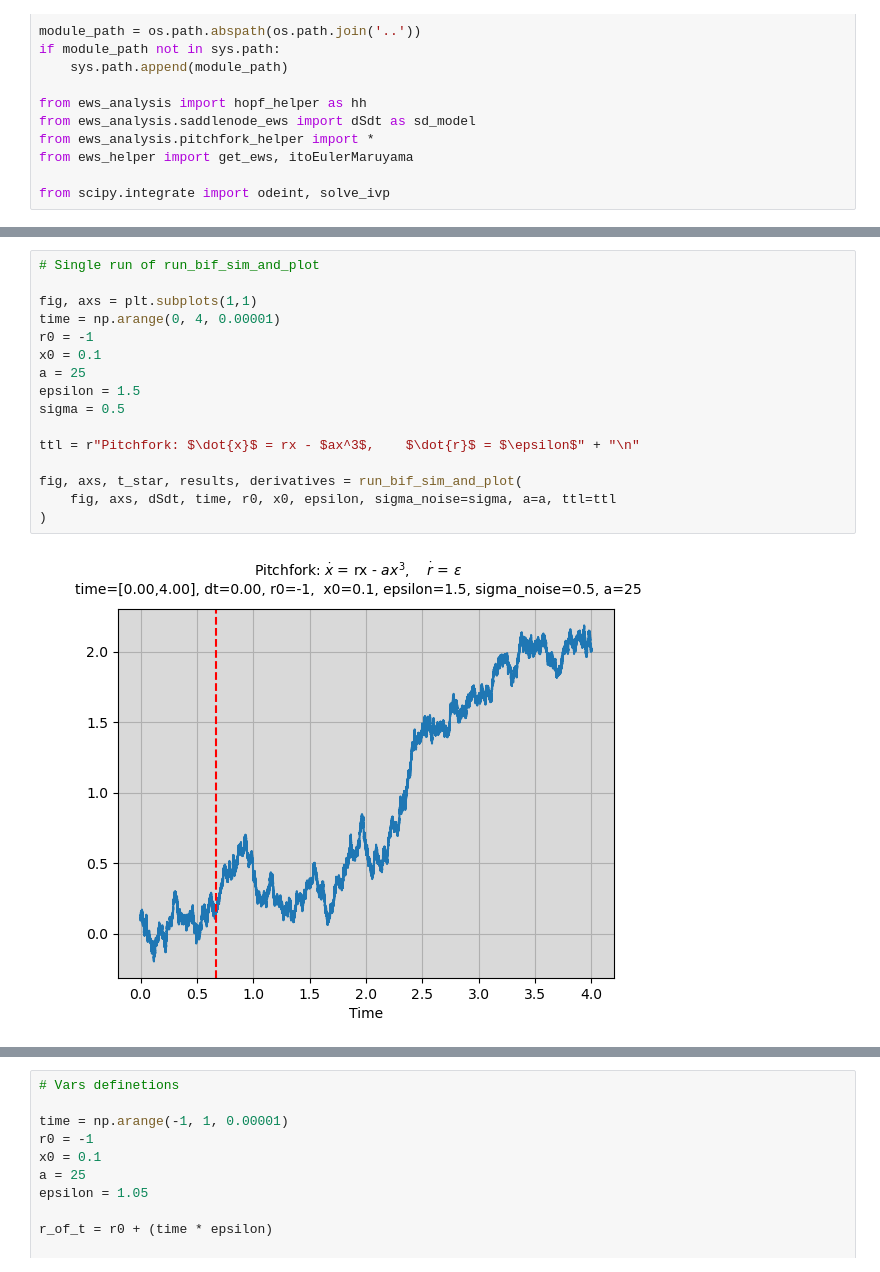
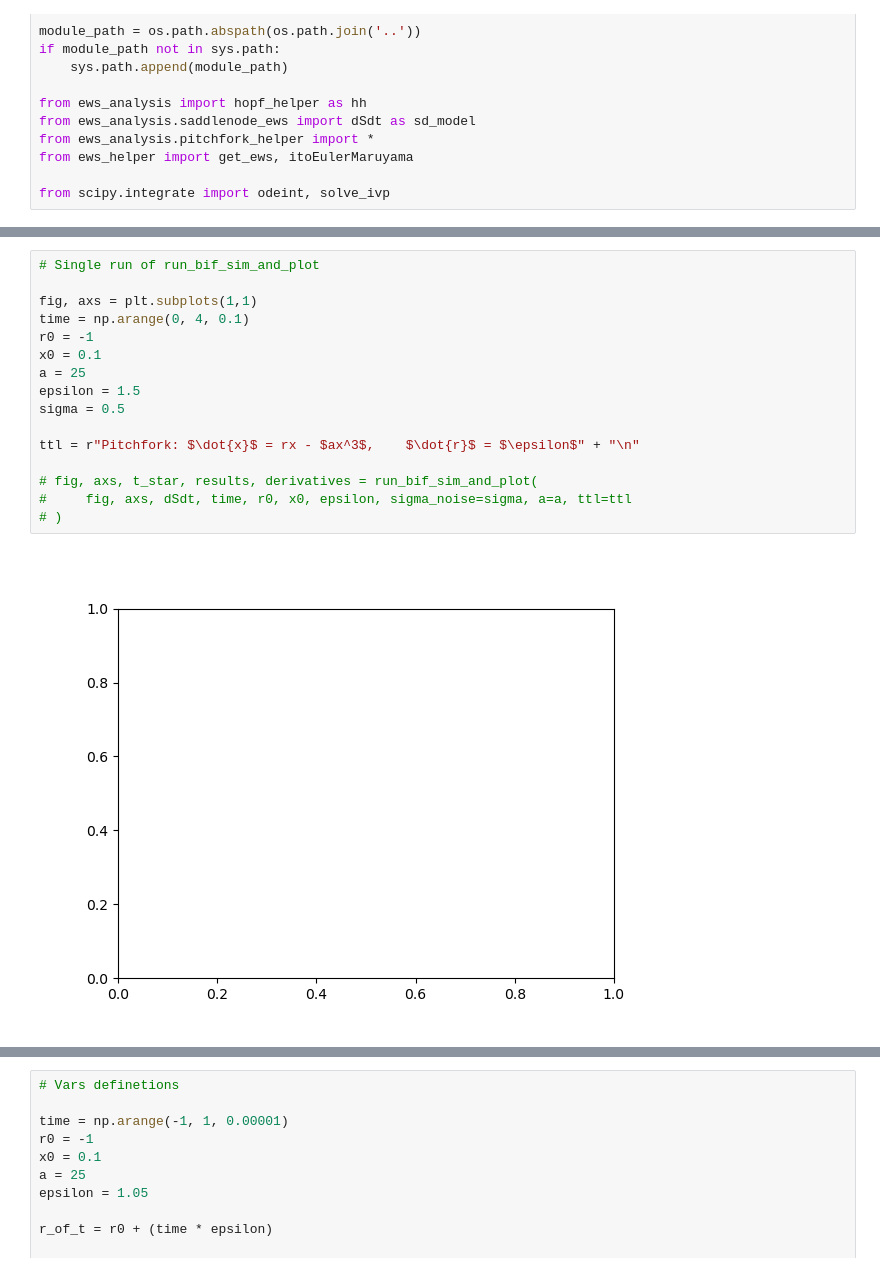
Before and after one commit to barrackHa/differential_equations, a Jupyter notebook: ews_analysis/sd_ews.ipynb, the cells around one changed output, grey strips where cells are left out. Saved outputs shown, nothing was run; the diff lists cells and outputs as text.

```diff
--- a/ews_analysis/sd_ews.ipynb
+++ b/ews_analysis/sd_ews.ipynb
@@ -92,20 +94,20 @@ def plot_roots_of_pitchfork(ax, results):
 # %%
 # Single run of run_bif_sim_and_plot
 
 fig, axs = plt.subplots(1,1)
-time = np.arange(0, 4, 0.00001)
+time = np.arange(0, 4, 0.1)
 r0 = -1
 x0 = 0.1
 a = 25
 epsilon = 1.5
 sigma = 0.5
 
 ttl = r"Pitchfork: $\dot{x}$ = rx - $ax^3$,    $\dot{r}$ = $\epsilon$" + "\n"
 
-fig, axs, t_star, results, derivatives = run_bif_sim_and_plot(
-    fig, axs, dSdt, time, r0, x0, epsilon, sigma_noise=sigma, a=a, ttl=ttl
-)
+# fig, axs, t_star, results, derivatives = run_bif_sim_and_plot(
+#     fig, axs, dSdt, time, r0, x0, epsilon, sigma_noise=sigma, a=a, ttl=ttl
+# )
 # %% [output]
-[figure, old version]
+[figure, new version]
 # %%
 # fig, axs = plt.subplots(1,1)
```
Also changed, not shown: parts of 7 cells of this notebook, 4 other files.
